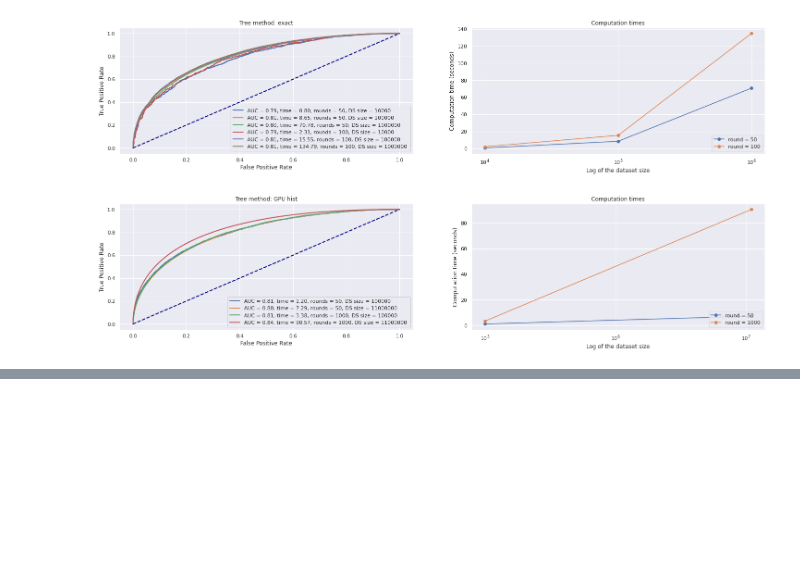
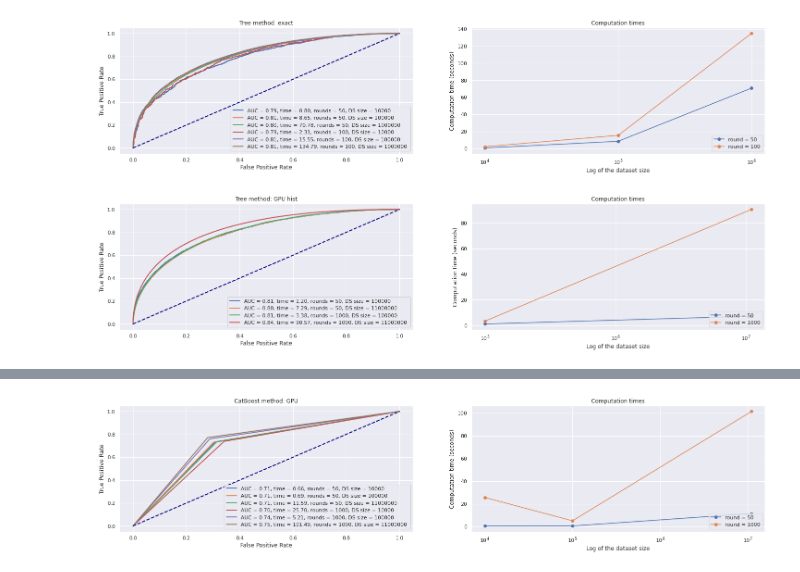
Before and after one commit to jhubar/Application-of-convolutional-neural-network-in-chess-evaluation, a Jupyter notebook: xgBoost_gpu.ipynb, the cells around one changed output, grey strips where cells are left out. Drawn from its saved outputs; the diff is of its cells as text; code cells hidden in the pictures; blank space fills up the shorter version.

```diff
--- a/xgBoost_gpu.ipynb
+++ b/xgBoost_gpu.ipynb
@@ -492,0 +613,82 @@ plt.show()
+# %%
+from sklearn.metrics import roc_curve, auc
+import matplotlib.pyplot as plt
+import numpy as np
+import pandas as pd
+import xgboost as xgb
+from sklearn.model_selection import train_test_split
+from sklearn.metrics import accuracy_score
+import time
+
+# params = {
+#     'objective': 'binary:logistic',
+#     'tree_method': 'gpu_hist',
+#     'colsample_bytree': 1.0,
+#     'gamma': 0,
+#     'learning_rate': 0.1,
+#     'max_depth': 6,
+#     'min_child_weight': 5,
+#     'subsample': 0.7
+# }
+# Plot ROC curve
+fig, axes = plt.subplots(1, 2,figsize=(25, 5))
+sample_sizes = [10000,100000,11000000]
+
+num_rounds = [50,1000]
+for num_round in num_rounds:
+  computation_times = []
+  for sample_size in sample_sizes:
+    df_sampled = df.sample(n=sample_size, random_state=42)
+    X = df_sampled.iloc[:, 1:]
+    y = df_sampled.iloc[:, 0]
+    X_train, X_test, y_train, y_test = train_test_split(X, y, test_size=0.2, random_state=42)
+    # Train the XGBoost model
+
+
+
+    start = time.time()
+    model = CatBoostClassifier(iterations=num_round, learning_rate = 0.1, depth = 6, task_type='GPU', verbose=False)
+
+    # Make predictions on the test set
+    model.fit(X_train, y_train)
+
+
+    # end_time = time.time()
+
+    # Make predictions on the test set
+    # start_prediction_time = time.time()
+    y_pred = model.predict(X_test)
+
+    stop = time.time()
+
+
+
+    # Calculate false positive rate, true positive rate, and AUC
+    fpr, tpr, thresholds = roc_curve(y_test, y_pred)
+    roc_auc = auc(fpr, tpr)
+
+    computation_times.append((stop-start))
+    axes[0].plot(fpr, tpr, lw=2, label=f'AUC = {roc_auc:.2f}, time = {(stop-start):.2f}, rounds = {num_round}, DS size = {sample_size} ')
+  axes[1].plot(sample_sizes, computation_times, 'o-', label = f'round = {num_round}')
+
+axes[0].plot([0, 1], [0, 1], color='navy', lw=2, linestyle='--')
+# plt.xlim([0.0, 1.0])
+# plt.ylim([0.0, 1.05])
+axes[0].set_xlabel('False Positive Rate')
+axes[0].set_ylabel('True Positive Rate')
+axes[0].set_title('CatBoost method: GPU')
+axes[0].legend(loc="lower right")
+axes[1].set_xscale('log')
+
+
+
+# Plot the computation times as a function of dataset size
+
+axes[1].set_xlabel('Log of the dataset size')
+axes[1].set_ylabel('Computation time (seconds)')
+axes[1].set_title('Computation times')
+axes[1].legend(loc="lower right")
+plt.savefig("/content/drive/MyDrive/pepite/data/open dataset/cat_boost_roc_gpu_all.png")
+plt.show()
+# %% [output]
+[figure, added]
```
Also changed, not shown: parts of 6 cells of this notebook.
